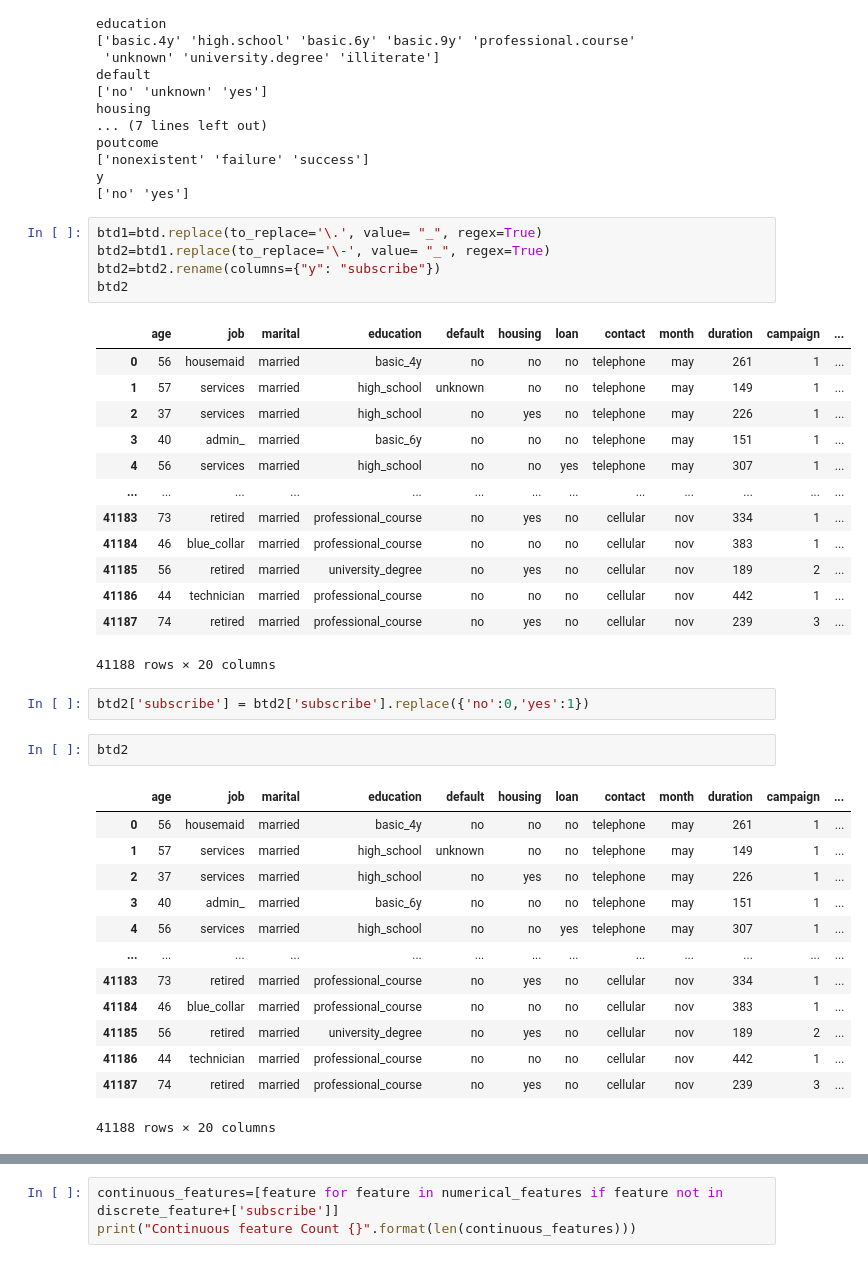
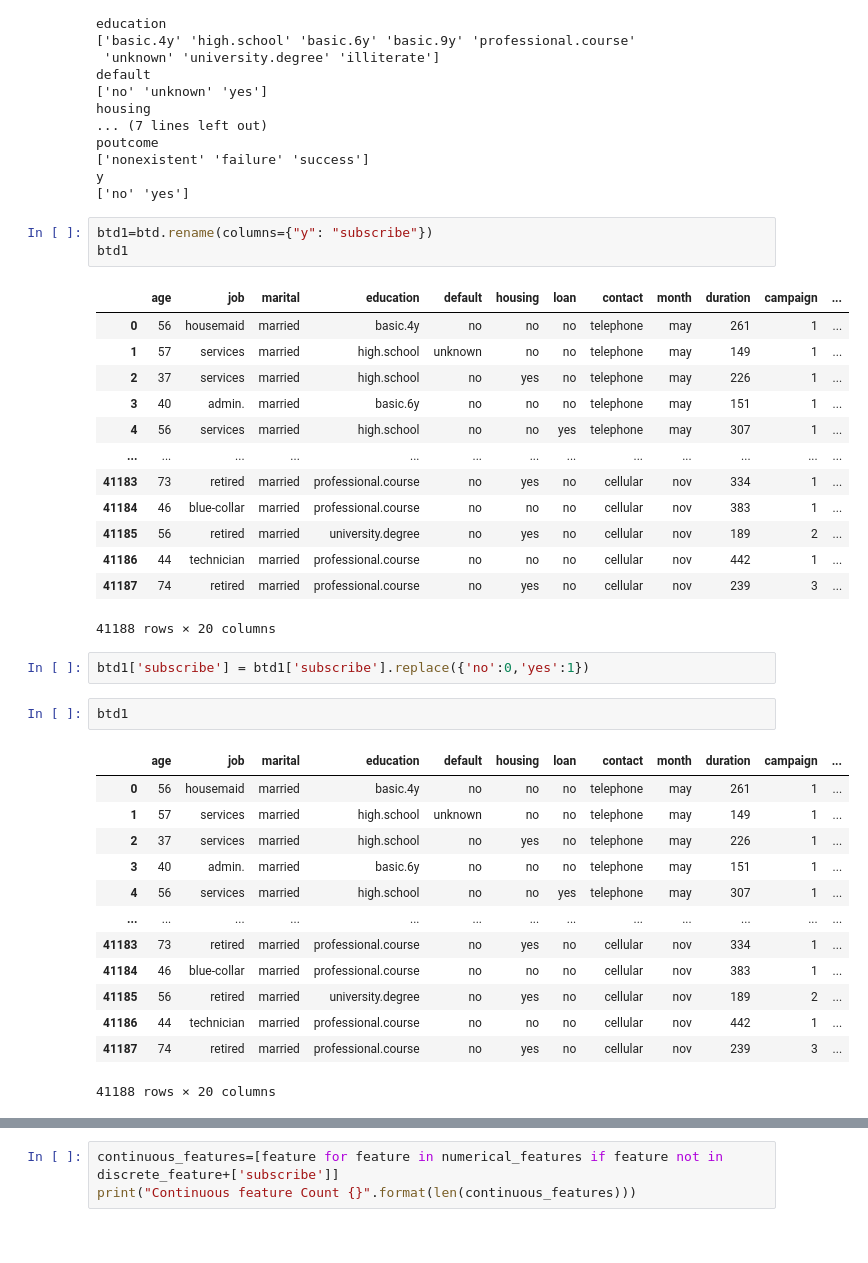
Before and after one commit to tejo30421/Bank_Term_Deposit, a Jupyter notebook: BTD.ipynb, the cells around one changed output, grey strips where cells are left out. Drawn from its saved outputs; the diff is of its cells as text.

```diff
--- a/BTD.ipynb
+++ b/BTD.ipynb
@@ -60,40 +60,38 @@ poutcome
 y
 ['no' 'yes']
 # %%
-btd1=btd.replace(to_replace='\.', value= "_", regex=True)
-btd2=btd1.replace(to_replace='\-', value= "_", regex=True)
-btd2=btd2.rename(columns={"y": "subscribe"})
-btd2
+btd1=btd.rename(columns={"y": "subscribe"})
+btd1
 # %% [output]
 |  | age | job | marital | education | default | housing | loan | contact | month | duration | campaign | ... |
-| 0 | 56 | housemaid | married | basic_4y | no | no | no | telephone | may | 261 | 1 | ... |
-| 1 | 57 | services | married | high_school | unknown | no | no | telephone | may | 149 | 1 | ... |
-| 2 | 37 | services | married | high_school | no | yes | no | telephone | may | 226 | 1 | ... |
-| 3 | 40 | admin_ | married | basic_6y | no | no | no | telephone | may | 151 | 1 | ... |
-| 4 | 56 | services | married | high_school | no | no | yes | telephone | may | 307 | 1 | ... |
+| 0 | 56 | housemaid | married | basic.4y | no | no | no | telephone | may | 261 | 1 | ... |
+| 1 | 57 | services | married | high.school | unknown | no | no | telephone | may | 149 | 1 | ... |
+| 2 | 37 | services | married | high.school | no | yes | no | telephone | may | 226 | 1 | ... |
+| 3 | 40 | admin. | married | basic.6y | no | no | no | telephone | may | 151 | 1 | ... |
+| 4 | 56 | services | married | high.school | no | no | yes | telephone | may | 307 | 1 | ... |
 | ... | ... | ... | ... | ... | ... | ... | ... | ... | ... | ... | ... | ... |
-| 41183 | 73 | retired | married | professional_course | no | yes | no | cellular | nov | 334 | 1 | ... |
-| 41184 | 46 | blue_collar | married | professional_course | no | no | no | cellular | nov | 383 | 1 | ... |
-| 41185 | 56 | retired | married | university_degree | no | yes | no | cellular | nov | 189 | 2 | ... |
-| 41186 | 44 | technician | married | professional_course | no | no | no | cellular | nov | 442 | 1 | ... |
-| 41187 | 74 | retired | married | professional_course | no | yes | no | cellular | nov | 239 | 3 | ... |
+| 41183 | 73 | retired | married | professional.course | no | yes | no | cellular | nov | 334 | 1 | ... |
+| 41184 | 46 | blue-collar | married | professional.course | no | no | no | cellular | nov | 383 | 1 | ... |
+| 41185 | 56 | retired | married | university.degree | no | yes | no | cellular | nov | 189 | 2 | ... |
+| 41186 | 44 | technician | married | professional.course | no | no | no | cellular | nov | 442 | 1 | ... |
+| 41187 | 74 | retired | married | professional.course | no | yes | no | cellular | nov | 239 | 3 | ... |
 41188 rows × 20 columns
 # %%
-btd2['subscribe'] = btd2['subscribe'].replace({'no':0,'yes':1})
+btd1['subscribe'] = btd1['subscribe'].replace({'no':0,'yes':1})
 # %%
-btd2
+btd1
 # %% [output]
 |  | age | job | marital | education | default | housing | loan | contact | month | duration | campaign | ... |
-| 0 | 56 | housemaid | married | basic_4y | no | no | no | telephone | may | 261 | 1 | ... |
-| 1 | 57 | services | married | high_school | unknown | no | no | telephone | may | 149 | 1 | ... |
-| 2 | 37 | services | married | high_school | no | yes | no | telephone | may | 226 | 1 | ... |
-| 3 | 40 | admin_ | married | basic_6y | no | no | no | telephone | may | 151 | 1 | ... |
-| 4 | 56 | services | married | high_school | no | no | yes | telephone | may | 307 | 1 | ... |
+| 0 | 56 | housemaid | married | basic.4y | no | no | no | telephone | may | 261 | 1 | ... |
+| 1 | 57 | services | married | high.school | unknown | no | no | telephone | may | 149 | 1 | ... |
+| 2 | 37 | services | married | high.school | no | yes | no | telephone | may | 226 | 1 | ... |
+| 3 | 40 | admin. | married | basic.6y | no | no | no | telephone | may | 151 | 1 | ... |
+| 4 | 56 | services | married | high.school | no | no | yes | telephone | may | 307 | 1 | ... |
 | ... | ... | ... | ... | ... | ... | ... | ... | ... | ... | ... | ... | ... |
-| 41183 | 73 | retired | married | professional_course | no | yes | no | cellular | nov | 334 | 1 | ... |
-| 41184 | 46 | blue_collar | married | professional_course | no | no | no | cellular | nov | 383 | 1 | ... |
-| 41185 | 56 | retired | married | university_degree | no | yes | no | cellular | nov | 189 | 2 | ... |
-| 41186 | 44 | technician | married | professional_course | no | no | no | cellular | nov | 442 | 1 | ... |
-| 41187 | 74 | retired | married | professional_course | no | yes | no | cellular | nov | 239 | 3 | ... |
+| 41183 | 73 | retired | married | professional.course | no | yes | no | cellular | nov | 334 | 1 | ... |
+| 41184 | 46 | blue-collar | married | professional.course | no | no | no | cellular | nov | 383 | 1 | ... |
+| 41185 | 56 | retired | married | university.degree | no | yes | no | cellular | nov | 189 | 2 | ... |
+| 41186 | 44 | technician | married | professional.course | no | no | no | cellular | nov | 442 | 1 | ... |
+| 41187 | 74 | retired | married | professional.course | no | yes | no | cellular | nov | 239 | 3 | ... |
 41188 rows × 20 columns
 # %%
```
Also changed, not shown: parts of 29 cells of this notebook.
